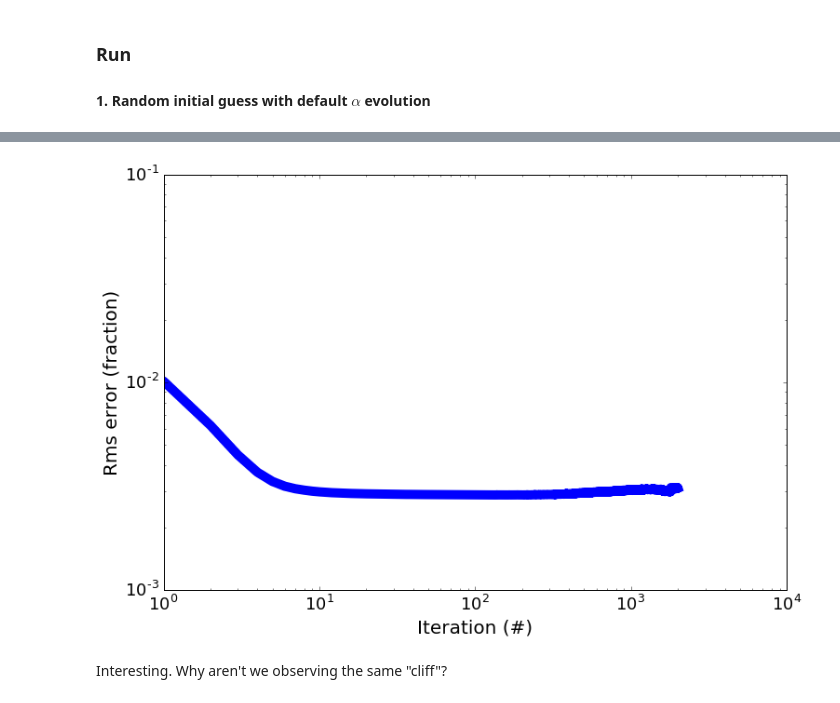
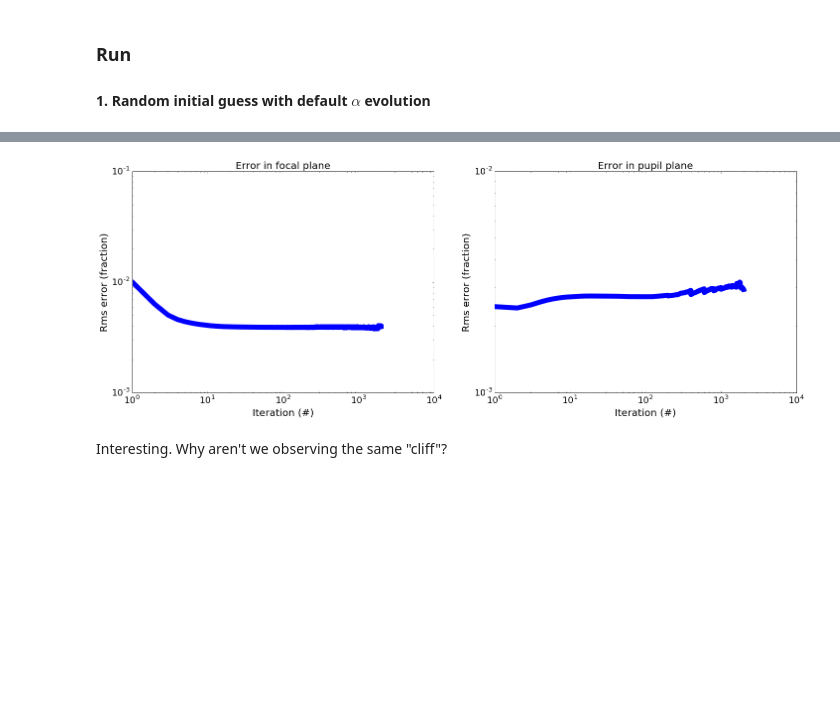
Before and after one commit to Mipanox/GPI_stuff, a Jupyter notebook: notebooks/PR_PD-smoothing.ipynb, the cells around one changed output, grey strips where cells are left out. Cells and saved outputs as stored; diff of their text form; code cells hidden in the pictures; blank space fills up the shorter version.

```diff
--- a/notebooks/PR_PD-smoothing.ipynb
+++ b/notebooks/PR_PD-smoothing.ipynb
@@ -94,6 +94,7 @@ plt.colorbar(); plt.title('Input Phase (Defocused)')
 PD_ER_pup10, \
 PD_ER_foc10, \
 PD_ER_errlist10, \
-PD_ER_pup10_proj = test10.PD_ER_smoothing(defocus=defocus)
+PD_ER_pup10_proj,\
+PD_ER_errpuplist10 = test10.PD_ER_smoothing(defocus=defocus)
 # %% [output]
 Caution: Pupil image is not used for constraints.
@@ -126,9 +127,9 @@ Current filter:
 [figure]
 ... (11 outputs left out)
 # %%
-plot_errlist(PD_ER_errlist10)
+plot_errlist(PD_ER_errlist10,PD_ER_errpuplist10)
 # %% [output]
-[figure, old version]
+[figure, new version]
 # %% [markdown]
 Interesting. Why aren't we observing the same "cliff"?
 # %%
```
Also changed, not shown: parts of 11 cells of this notebook, 2 other files.
